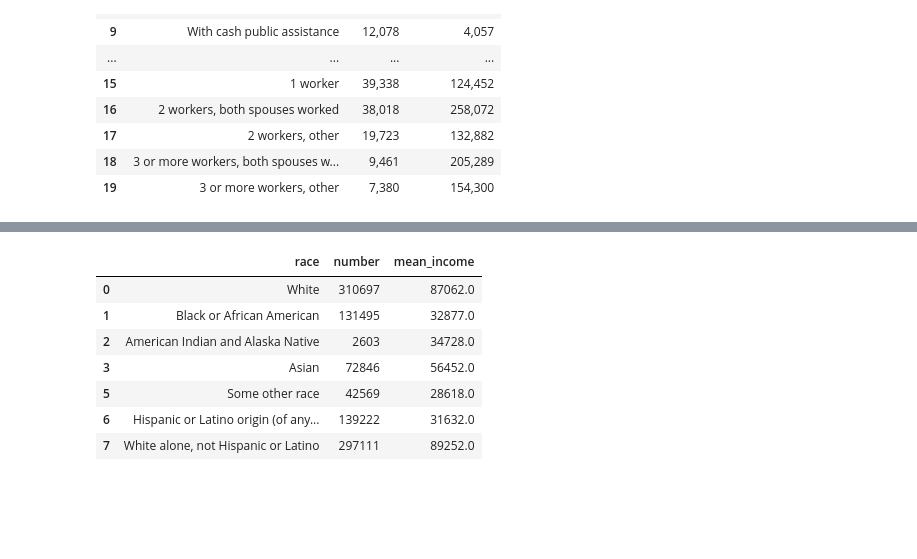
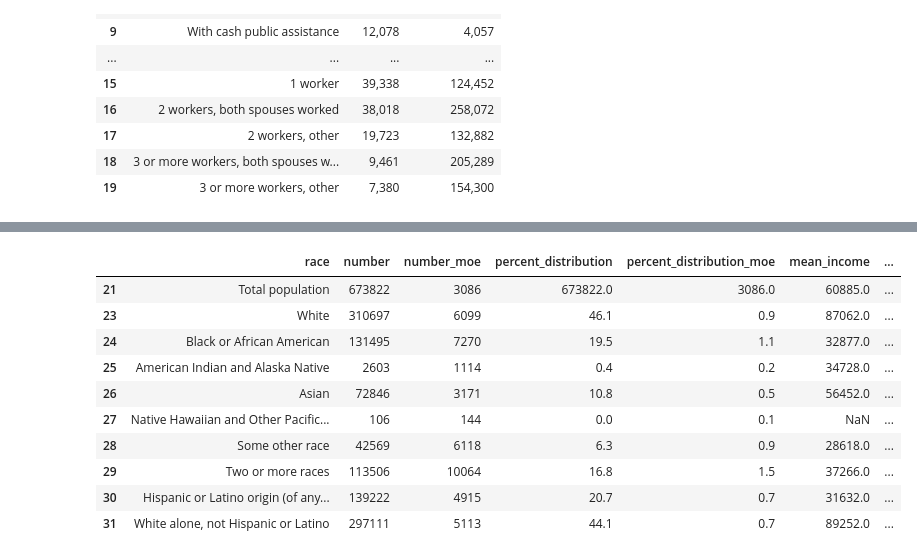
Before and after one commit to Alextk88/cs480-617, a Jupyter notebook: 2.ipynb, the cells around one changed output, grey strips where cells are left out. Cells and saved outputs as stored; diff of their text form; code cells hidden in the pictures; blank space fills up the shorter version.

```diff
--- a/2.ipynb
+++ b/2.ipynb
@@ -154,31 +175,38 @@ race_income
 # %%
-race_income["number"] = (
-    race_income["number"]
-    .astype(str)
-    .str.replace(",", "", regex=False)
-    .str.replace("$", "", regex=False)
-)
+cols = [
+    "number",
+    "number_moe",
+    "percent_distribution",
+    "percent_distribution_moe",
+    "mean_income",
+    "mean_income_moe"
+]
 
-race_income["mean_income"] = (
-    race_income["mean_income"]
-    .astype(str)
-    .str.replace(",", "", regex=False)
-    .str.replace("$", "", regex=False)
-)
+for col in cols:
+    race_income[col] = (
+        race_income[col]
+        .astype(str)
+        .str.replace(",", "", regex=False)
+        .str.replace("$", "", regex=False)
+        .str.replace("%", "", regex=False)
+        .str.replace("(X)", "", regex=False)
+        .str.replace("N", "", regex=False)
+        .str.strip()
+    )
 
-race_income["number"] = pd.to_numeric(race_income["number"], errors="coerce")
-race_income["mean_income"] = pd.to_numeric(race_income["mean_income"], errors="coerce")
-
-race_income = race_income.dropna(subset=["number", "mean_income"])
+    race_income[col] = pd.to_numeric(race_income[col], errors="coerce")
 
 race_income
 # %% [output]
-|  | race | number | mean_income |
-| 0 | White | 310697 | 87062.0 |
-| 1 | Black or African American | 131495 | 32877.0 |
-| 2 | American Indian and Alaska Native | 2603 | 34728.0 |
-| 3 | Asian | 72846 | 56452.0 |
-| 5 | Some other race | 42569 | 28618.0 |
-| 6 | Hispanic or Latino origin (of any... | 139222 | 31632.0 |
-| 7 | White alone, not Hispanic or Latino | 297111 | 89252.0 |
+|  | race | number | number_moe | percent_distribution | percent_distribution_moe | mean_income | ... |
+| 21 | Total population | 673822 | 3086 | 673822.0 | 3086.0 | 60885.0 | ... |
+| 23 | White | 310697 | 6099 | 46.1 | 0.9 | 87062.0 | ... |
+| 24 | Black or African American | 131495 | 7270 | 19.5 | 1.1 | 32877.0 | ... |
+| 25 | American Indian and Alaska Native | 2603 | 1114 | 0.4 | 0.2 | 34728.0 | ... |
+| 26 | Asian | 72846 | 3171 | 10.8 | 0.5 | 56452.0 | ... |
+| 27 | Native Hawaiian and Other Pacific... | 106 | 144 | 0.0 | 0.1 | NaN | ... |
+| 28 | Some other race | 42569 | 6118 | 6.3 | 0.9 | 28618.0 | ... |
+| 29 | Two or more races | 113506 | 10064 | 16.8 | 1.5 | 37266.0 | ... |
+| 30 | Hispanic or Latino origin (of any... | 139222 | 4915 | 20.7 | 0.7 | 31632.0 | ... |
+| 31 | White alone, not Hispanic or Latino | 297111 | 5113 | 44.1 | 0.7 | 89252.0 | ... |
 # %%
```
Also changed, not shown: parts of 4 cells of this notebook.
